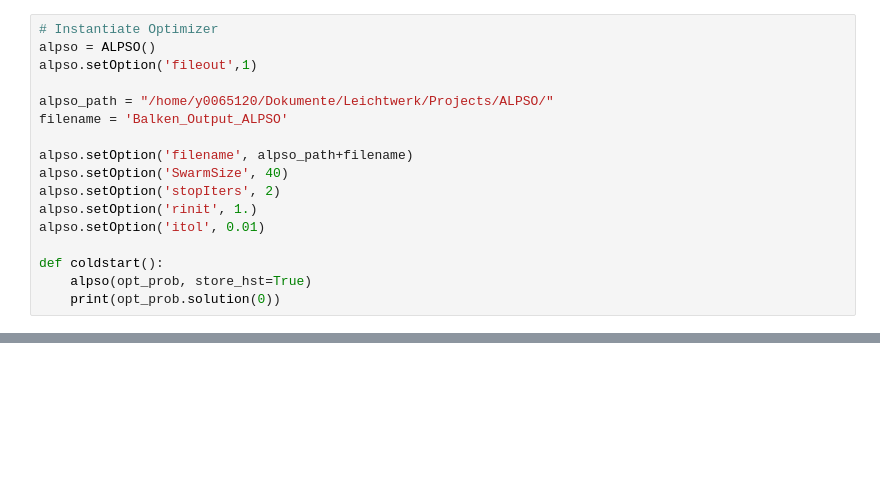
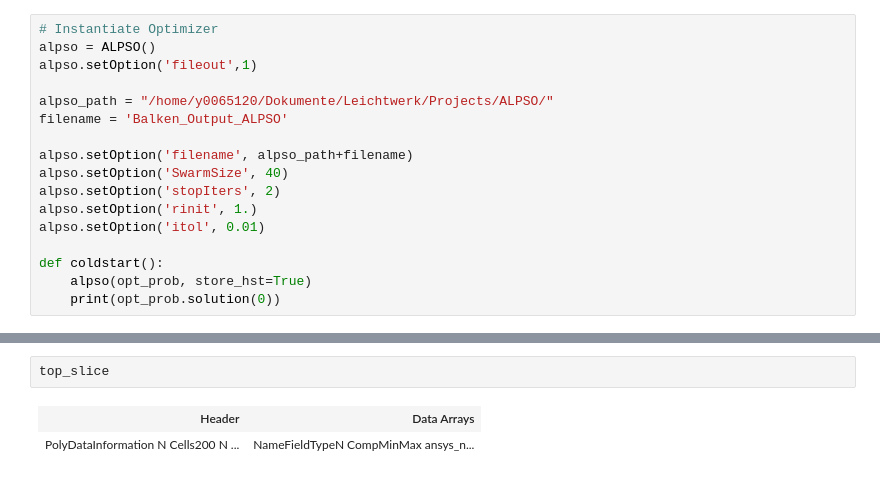
Before and after one commit to lukitox/master-thesis, a Jupyter notebook: examples/balken/faserverbundbalken.ipynb, the cells around one changed output, grey strips where cells are left out. Saved outputs shown, nothing was run; the diff lists cells and outputs as text; blank space fills up the shorter version.

```diff
--- a/examples/balken/faserverbundbalken.ipynb
+++ b/examples/balken/faserverbundbalken.ipynb
@@ -378,0 +541,5 @@ KeyboardInterrupt:
+# %%
+top_slice
+# %% [output]
+| Header | Data Arrays |
+| PolyDataInformation N Cells200 N ... | NameFieldTypeN CompMinMax ansys_n... |
```
Also changed, not shown: parts of 10 cells of this notebook.
